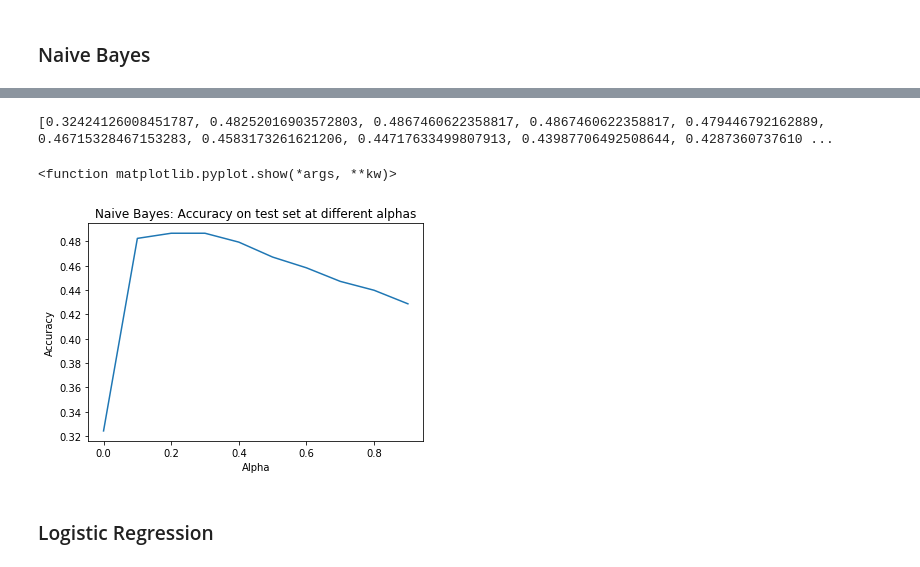
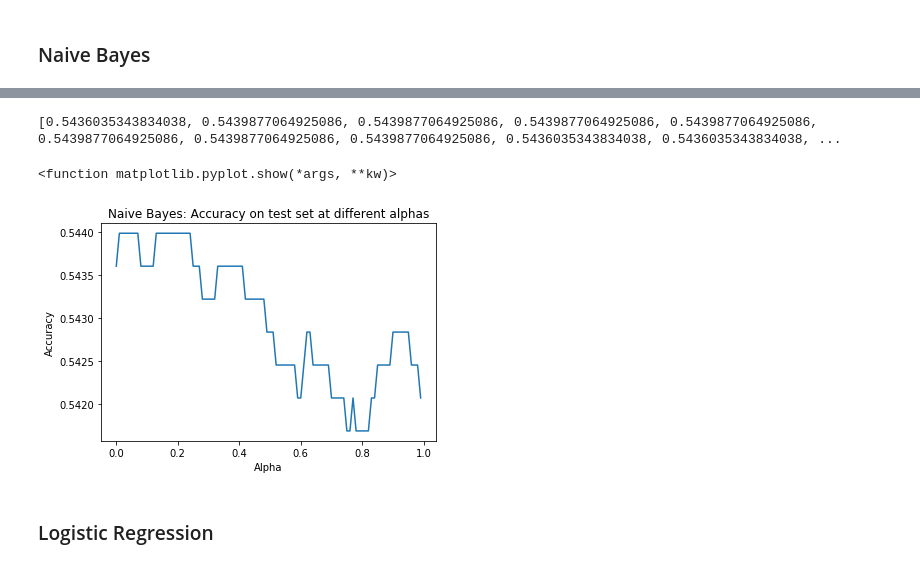
Before and after one commit to vnguye12/vy_capstone2_Personality_Prediction, a Jupyter notebook: Capstone2_Personality_Prediction.ipynb, the cells around one changed output, grey strips where cells are left out. Drawn from its saved outputs; the diff is of its cells as text; code cells hidden in the pictures.

```diff
--- a/Capstone2_Personality_Prediction.ipynb
+++ b/Capstone2_Personality_Prediction.ipynb
@@ -493,0 +571,14 @@ df['clean_posts'] = df['posts'].apply(cleanText)
+# %%
+
+def my_preprocessor(text):
+    #text = re.sub("\\W"," ",text)
+    #words = re.split("\\s+",text)
+    text=nlp(text)
+    #stemmed_words = [token.lemma_ for w in text]
+
+    return " ".join([token.lemma_ for token in text])
+# %%
+stop = " ".join(word for word in stopwords.words('english'))
+my_stops_words = my_preprocessor(stop)
+print(stop)
+print(my_stops_words.split())
@@ -494,7 +588,7 @@ df['clean_posts'] = df['posts'].apply(cleanText)
 # %%
-X_train, X_test, y_train, y_test = train_test_split(df['clean_posts'],df['type'],test_size=0.3,random_state=53)
+X_train, X_test, y_train, y_test = train_test_split(df['posts'],df['type'],test_size=0.3,random_state=53)
 # %%
-count_vectorizer = CountVectorizer(stop_words='english', lowercase = True)
+count_vectorizer = CountVectorizer(stop_words = my_stops_words.split(), preprocessor = my_preprocessor, min_df=0.1, max_df=0.9)
 count_train = count_vectorizer.fit_transform(X_train.values)
 count_test = count_vectorizer.transform(X_test.values)
 # %%
@@ -533,24 +648,24 @@ weighted avg       0.43      0.49      0.43      2603
 # %%
-alphas= np.arange(0,1,0.1)
+alphas= np.arange(0,1,0.01)
 def nb_train_and_predict(alpha):
     nb_classifier = MultinomialNB(alpha=alpha)
     nb_classifier.fit(count_train,y_train)
     nb_pred=nb_classifier.predict(count_test)
     score = metrics.accuracy_score(y_test,nb_pred)
     return score
 scores = []
 for alpha in alphas:
     scores.append(nb_train_and_predict(alpha))
 print(scores)
 plt.plot(alphas,scores)
 plt.xlabel("Alpha")
 plt.ylabel("Accuracy")
 plt.title("Naive Bayes: Accuracy on test set at different alphas")
 plt.show
 # %% [output]
-[0.32424126008451787, 0.48252016903572803, 0.4867460622358817, 0.4867460622358817, 0.479446792162889, 0.46715328467153283, 0.4583173261621206, 0.44717633499807913, 0.43987706492508644, 0.4287360737610 ...
+[0.5436035343834038, 0.5439877064925086, 0.5439877064925086, 0.5439877064925086, 0.5439877064925086, 0.5439877064925086, 0.5439877064925086, 0.5439877064925086, 0.5436035343834038, 0.5436035343834038, ...
 <function matplotlib.pyplot.show(*args, **kw)>
-[figure, old version]
+[figure, new version]
 # %% [markdown]
 ### Logistic Regression
 # %%
```
Also changed, not shown: parts of 33 cells of this notebook.
